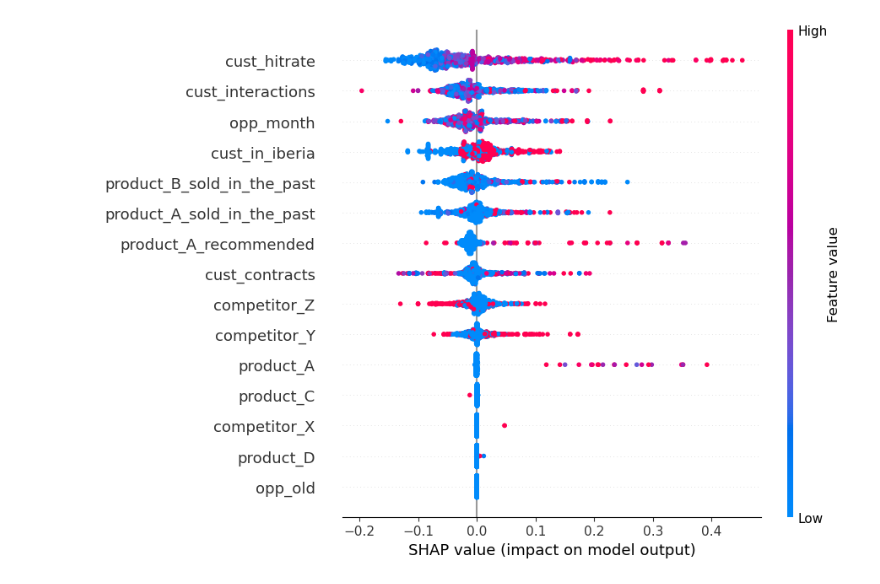
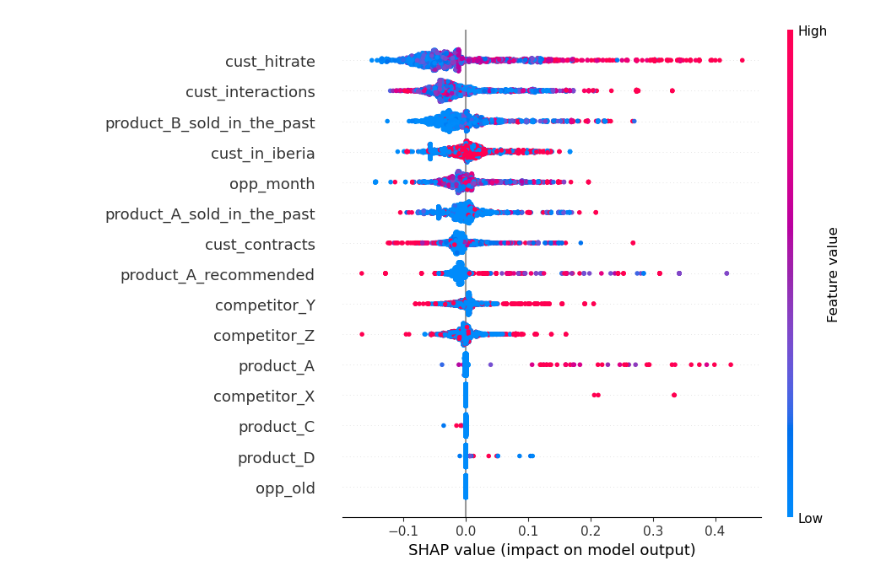
Before and after one commit to SebastianLunaValoroso/Datathon-Schneider-Electric, a Jupyter notebook: proves.ipynb, the cells around one changed output. Cells and saved outputs as stored; diff of their text form; code cells hidden in the pictures.

```diff
--- a/proves.ipynb
+++ b/proves.ipynb
@@ -21,16 +34,16 @@ shap.plots.beeswarm(shap_values[:,:,1], max_display=16)
 # %%
 Older = pd.read_csv("dataset.csv", usecols=range(1,17))
 Older = Older[Older["opp_old"] > Older["opp_old"].quantile(0.85)]
 X_old = Older.drop("target_variable", axis=1)
 y_old = Older["target_variable"]
 X_old_Train, X_old_Test, y_old_train, y_old_test = train_test_split(X_old, y_old, test_size = 0.3, random_state = 1)
 Rf_old = RandomForestClassifier(n_estimators=10)
 Rf_old.fit(X_old_Train,y_old_train)
 explainer_old = shap.TreeExplainer(Rf_old, X_old_Train)
-shap_values_old = explainer_old(X_old_Test, check_additivity=False)
+shap_values_old = explainer_old(X_old_Train, check_additivity=False)
 shap.plots.beeswarm(shap_values_old[:,:,1], max_display=16)
 # %% [output]
-[figure, old version]
+[figure, new version]
 # %%
 Low_hitr = pd.read_csv("dataset.csv", usecols=range(1,17))
 Low_hitr = Low_hitr[Low_hitr["cust_hitrate"] < Low_hitr["cust_hitrate"].quantile(0.15)]
```
Also changed, not shown: parts of 4 cells of this notebook.
